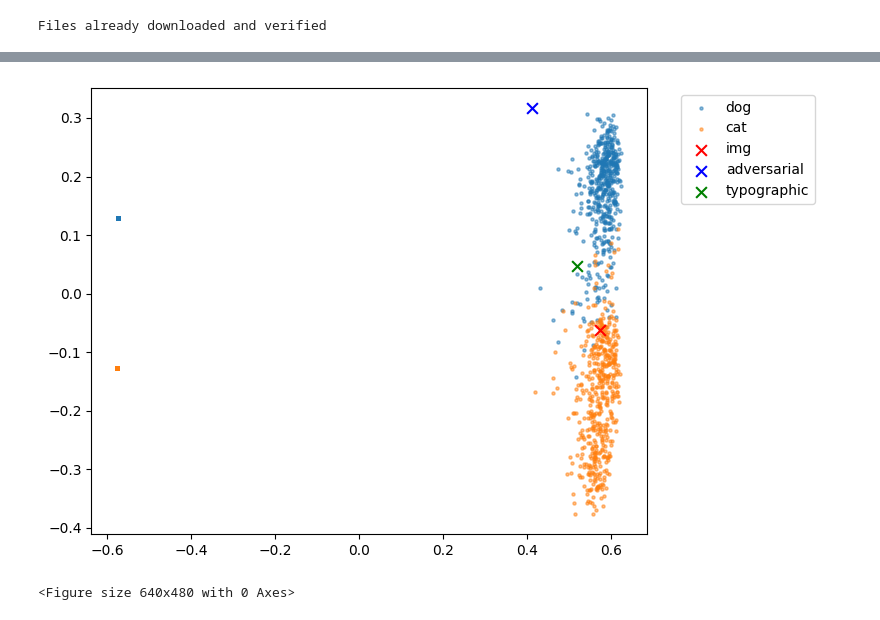
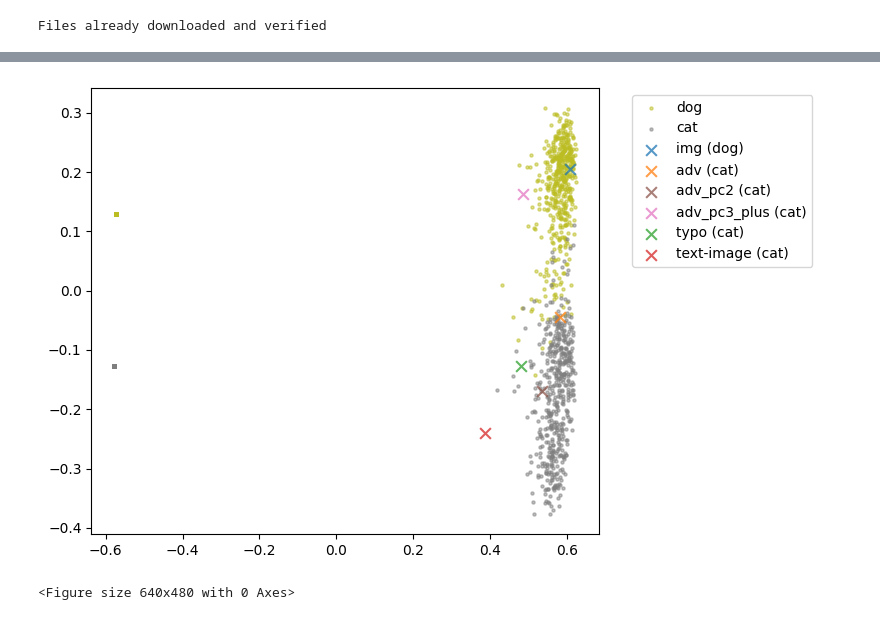
Before and after one commit to ariel415el/multimodal_experiments, a Jupyter notebook: adversarial_images.ipynb, the cells around one changed output, grey strips where cells are left out. Drawn from its saved outputs; the diff is of its cells as text; code cells hidden in the pictures.

```diff
--- a/adversarial_images.ipynb
+++ b/adversarial_images.ipynb
@@ -20,10 +20,10 @@ dataset_name = "STL10"
 outputs_dir = os.path.join("outputs", f"{model_name}({pretrained_datset})")
 
 # Load_model
-model, _, preprocess = open_clip.create_model_and_transforms(model_name, pretrained=pretrained_datset, device=device, cache_dir='/mnt/storage_ssd/big_files')
+model, _, preprocess = open_clip.create_model_and_transforms(model_name, pretrained=pretrained_datset, device=device, cache_dir='/cs/labs/yweiss/ariel1/big_files')
 model.preprocess = preprocess
 
-dataset, label_map = get_dataset(dataset_name, model.preprocess, data_root='/mnt/storage_ssd/datasets')
+dataset, label_map = get_dataset(dataset_name, model.preprocess, data_root='/cs/labs/yweiss/ariel1/data')
 
 # Limit data to cats and dogs
 subset_names = ['dog', 'cat']
@@ -35,11 +35,14 @@ dataset.labels = dataset.labels[indices]
 for new_idx, old_idx in enumerate(subset_idx):
     dataset.labels[dataset.labels == old_idx] = new_idx
 
-classifier = ClipClassifier(model, dataset)
 
 # Extract CLIP features
 text_features, image_features, labels = get_clip_features(model, dataset, label_map, device,
                                                           os.path.join(outputs_dir, f"{dataset_name}_features"))
+
+text_features = torch.from_numpy(text_features)
+image_features = torch.from_numpy(image_features)
+labels = torch.from_numpy(labels)
 
 # PCA
 PCs, eigv, mean = pca(np.concatenate((text_features, image_features)))
@@ -143,31 +214,41 @@ GT label: cat, adv_pred: dog, typo_pred: dog
 # %%
 cmap = plt.get_cmap('tab10')
-colors = [cmap(i) for i in range(len(dataset.classes))]
+n = len(dataset.classes) + 6
+colors = [cmap(i/n) for i in range(n)]
 fig = plt.figure(1, figsize=(8, 5))
 ax = fig.add_subplot(111)
 pc_1 = 0
 pc_2 = 1
 for label in np.unique(labels):
     idx = labels == label
     ax.scatter(text_pcs[idx, pc_1], text_pcs[idx, pc_2],
-               color=colors[label], label=dataset.classes[label], s=5, alpha=0.5)
+               color=colors[-label-1], label=dataset.classes[label], s=5, alpha=0.5)
     ax.scatter(image_pcs[idx, pc_1], image_pcs[idx, pc_2],
-               color=colors[label], s=5, alpha=0.5)
+               color=colors[-label-1], s=5, alpha=0.5)
 
 ax.scatter(img_pcs[:, pc_1], img_pcs[:, pc_2],
-   color='r', s=60, alpha=1, marker='x', label='img')
+   color=colors[0], s=60, alpha=0.75, marker='x', label=f'img ({dataset.classes[gt_label]})')
 
 ax.scatter(adv_pcs[:, pc_1], adv_pcs[:, pc_2],
-   color='b', s=60, alpha=1, marker='x', label='adversarial')
+   color=colors[1], s=60, alpha=0.75, marker='x', label=f'adv ({dataset.classes[adv_pred]})')
 
-ax.scatter(typo_pcs[-1:, pc_1], typo_pcs[-1:, pc_2],
-   color='g', s=60, alpha=1, marker='x', label='typographic')
+ax.scatter(adv_pc2_pcs[:, pc_1], adv_pc2_pcs[:, pc_2],
+   color=colors[4], s=60, alpha=0.75, marker='x', label=f'adv_pc2 ({dataset.classes[adv_pc2_pred]})')
+ax.scatter(adv_pc3_plus_pcs[:, pc_1], adv_pc3_plus_pcs[:, pc_2],
+   color=colors[5], s=60, alpha=0.75, marker='x', label=f'adv_pc3_plus ({dataset.classes[adv_pc3_plus_pred]})')
+
+
+ax.scatter(typo_pcs[:, pc_1], typo_pcs[:, pc_2],
+   color=colors[2], s=60, alpha=0.75, marker='x', label=f'typo ({dataset.classes[typo_pred]})')
+
+ax.scatter(typo_pcs_2[:, pc_1], typo_pcs_2[:, pc_2],
+   color=colors[3], s=60, alpha=0.75, marker='x', label=f'text-image ({dataset.classes[typo_pred_2]})')
 
 ax.legend(bbox_to_anchor=(1.05, 1), loc='upper left')
 plt.tight_layout()
 plt.savefig("outputs/fig.png")
 plt.show()
 plt.clf()
 # %% [output]
-[figure, old version]
+[figure, new version]
 <Figure size 640x480 with 0 Axes>
```
Also changed, not shown: parts of 6 cells of this notebook.
